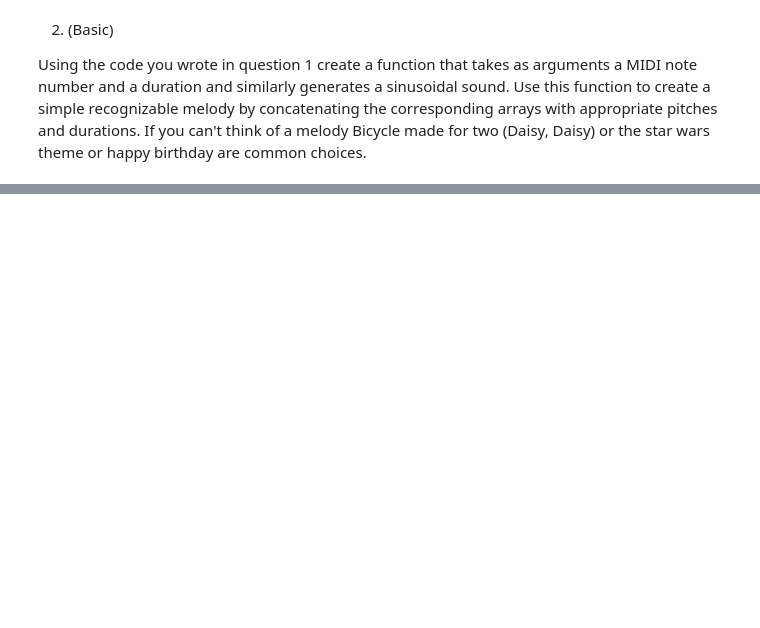
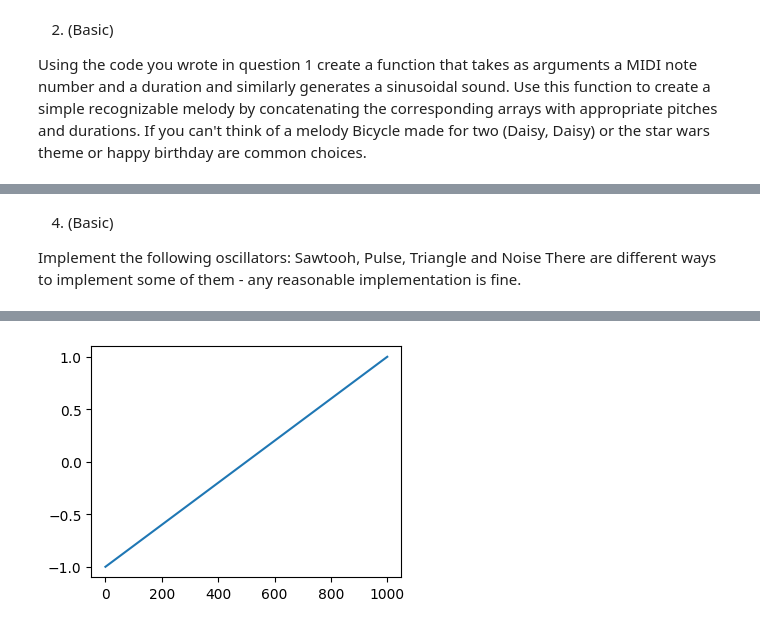
Before and after one commit to iamvickynguyen/CSC484D-Synthesizer, a Jupyter notebook: A1/A1.ipynb, the cells around one changed output, grey strips where cells are left out. Saved outputs shown, nothing was run; the diff lists cells and outputs as text; code cells hidden in the pictures; blank space fills up the shorter version.

```diff
--- a/A1/A1.ipynb
+++ b/A1/A1.ipynb
@@ -40,6 +40,13 @@ programming language.
 import numpy as np
 import IPython.display as ipd
 import math
+import matplotlib.pyplot as plt
+
+
+def plot(data_list):
+    fig, ax = plt.subplots(figsize=(4,3))
+    for data in data_list:
+        plt.plot(data)
 # %%
 srate = 44100      # sampling rate
 duration = 3       # duration in seconds
@@ -170,0 +129,6 @@ Implement all the functionity of the simple synthesizer (questions
+# %% [markdown]
+4. (Basic)
+
+Implement the following oscillators: Sawtooh, Pulse, Triangle and Noise
+There are different ways to implement some of them - any reasonable
+implementation is fine.
@@ -170,0 +170,15 @@ Implement all the functionity of the simple synthesizer (questions
+# %%
+srate = 44100
+table_length = 1000
+phase_index = 0
+freq = 220
+phase_increment = (table_length * freq) / srate
+data = np.zeros(srate)
+
+wavetable = create_wavetable(table_length, sawtooth)
+plot([wavetable])
+# for t in np.arange(0,srate):
+#     phase_index = (phase_index + phase_increment) % table_length
+#     data[t] = wavetable_lookup(phase_index, wavetable, mode='round')
+ipd.Audio(data, rate=srate)
+# %% [output]
@@ -170,0 +186 @@ Implement all the functionity of the simple synthesizer (questions
+[figure, added]
```
Also changed, not shown: parts of 9 cells of this notebook, 1 other file.
